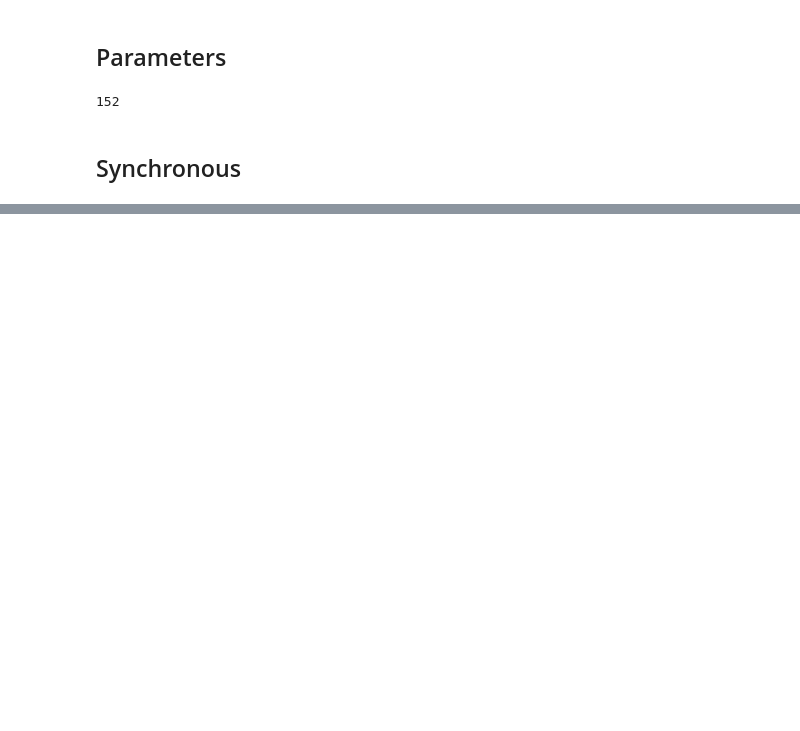
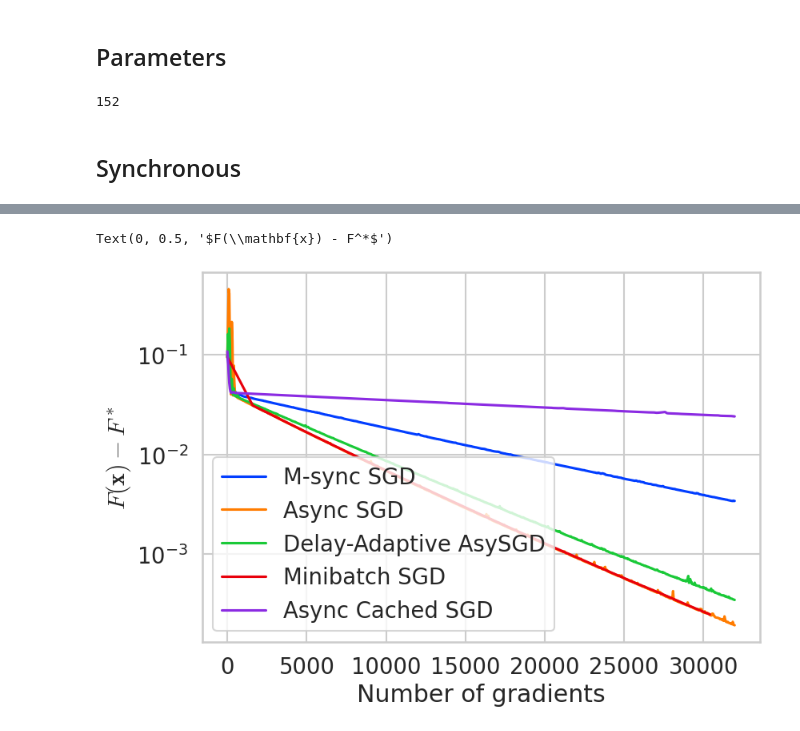
Before and after one commit to PerryChuh/asynchronous_sgd, a Jupyter notebook: modified_original_code.ipynb, the cells around one changed output, grey strips where cells are left out. Cells and saved outputs as stored; diff of their text form; code cells hidden in the pictures; blank space fills up the shorter version.

```diff
--- a/modified_original_code.ipynb
+++ b/modified_original_code.ipynb
@@ -191,7 +229,8 @@ f_min = evaluate(x_opt)
 # %% [markdown]
 ## Synchronous
 # %%
-lr_mini = 0.43 # best tuned
+lr_mini = 0.19 # best tuned with aggregate gradient Aggregated gradient (not averaged)
+# lr_mini = 8 # best tuned with aggregate gradient Aggregated gradient (averaged)
 lr_decay = 0
 its_, ts_, losses_, _ = run(num_workers, lr=lr_mini,  iterations=iterations,
                             asynchronous=False, delay_adaptive=False, it_check=it_check, batch_size=batch_size)
@@ -228,0 +283,14 @@ Text(0, 0.5, '$F(\\mathbf{x}) - F^*$')
+# %%
+plt.plot(its_ * num_workers, losses_ - f_min, label='M-sync SGD')
+plt.plot(its_as, losses_as - f_min, label='Async SGD')
+plt.plot(its_ad, losses_ad - f_min, label='Delay-Adaptive AsySGD')
+plt.plot(its_single, losses_single - f_min, label='Minibatch SGD')
+plt.plot(its_ac, losses_ac - f_min, label='Async Cached SGD')
+plt.yscale('log')
+plt.legend()
+plt.xlabel('Number of gradients')
+plt.ylabel(r'$F(\mathbf{x}) - F^*$')
+# plt.savefig(f'quadratic_grads_M_{num_workers}_n={n_data}_dim={dim}_bs_{batch_size}.pdf', bbox_inches='tight')
+# %% [output]
+Text(0, 0.5, '$F(\\mathbf{x}) - F^*$')
+[figure, added]
```
Also changed, not shown: parts of 13 cells of this notebook, 6 other files.
